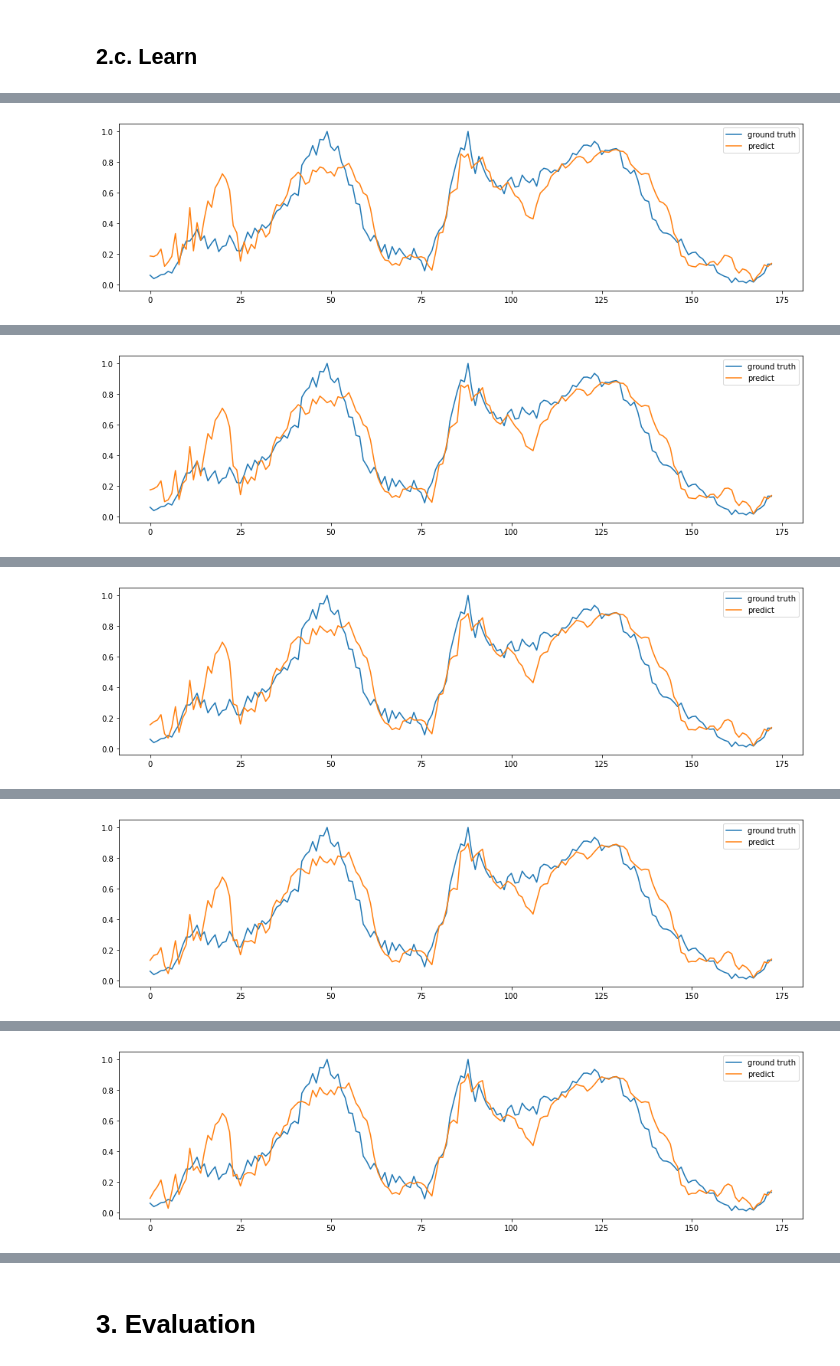
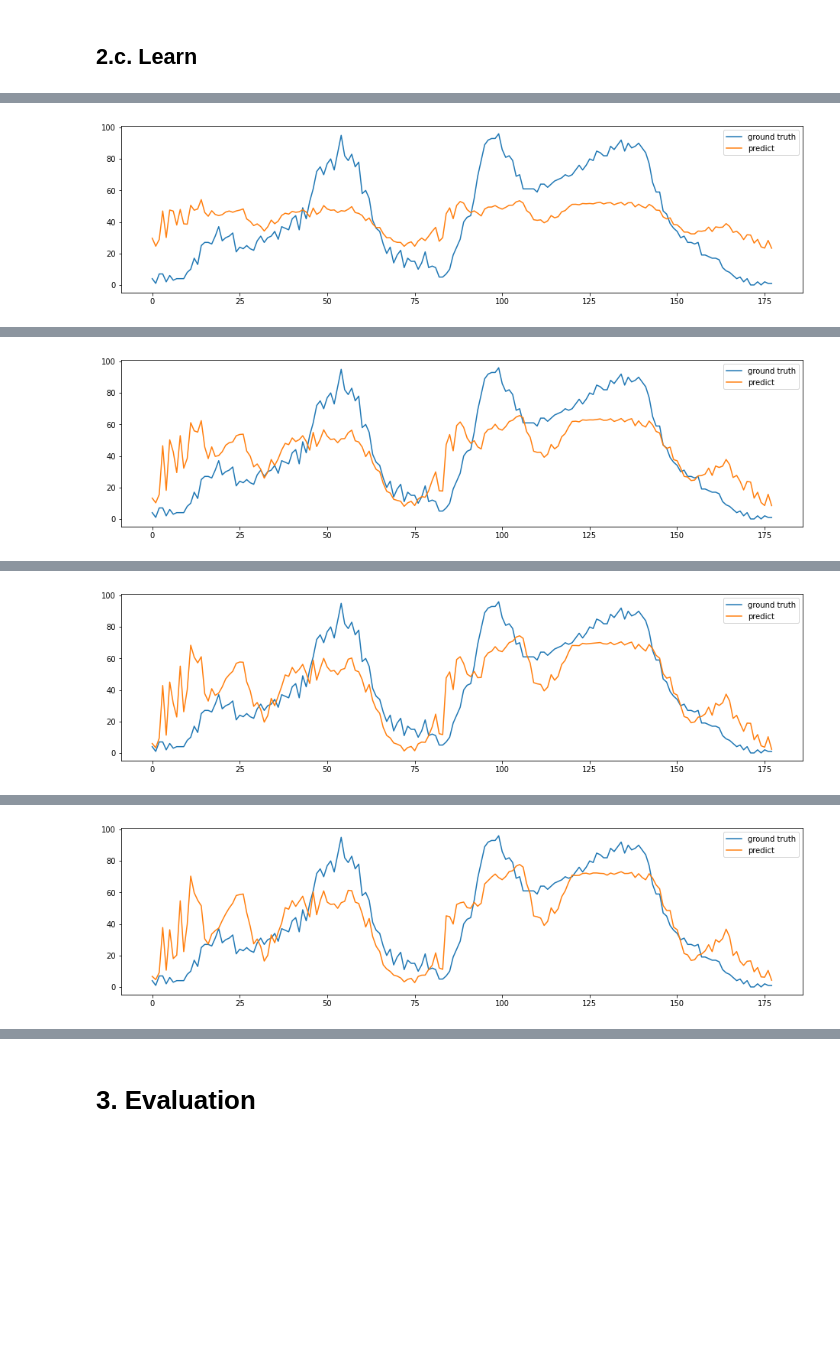
Before and after one commit to khzhang2/BDA_traffic, a Jupyter notebook: BDA_reg.ipynb, the cells around one changed output, grey strips where cells are left out. Cells and saved outputs as stored; diff of their text form; code cells hidden in the pictures; blank space fills up the shorter version.

```diff
--- a/BDA_reg.ipynb
+++ b/BDA_reg.ipynb
@@ -139,7 +139,13 @@ class BDA:
                     Ns = len(Ys[np.where(Ys == C[i])])
                     Nt = len(Y_tar_pseudo[np.where(Y_tar_pseudo == C[i])])
 
-                    alpha = 1
+                    if self.mode == 'WBDA':
+                        Ps = Ns / len(Ys)
+                        Pt = Nt / len(Y_tar_pseudo)
+                        alpha = Pt / Ps
+#                         mu = 1
+                    else:
+                        alpha = 1
 
                     tt = Ys == C[i]
                     e[np.where(tt == True)] = 1 / Ns
@@ -205,7 +211,7 @@ for i in range(Xs.shape[1]):
 # %% [markdown]
 ## 1.d. Hyperparameters
 # %%
-label_seq_len = 8
+label_seq_len = 3
 # batch_size = full batch
 seq_len = 12
 reduced_dim = 4
@@ -245,8 +251,8 @@ Xs = Xs[:96, :]
 # [sample size, seq_len, inp_dim (dets)], [sample size, label_seq_len, inp_dim (dets)]
 Xs_3d, Ys_3d = bda_utils.sliding_window(Xs, Xs, seq_len, label_seq_len)
 Xt_3d, Yt_3d = bda_utils.sliding_window(Xt, Xt, seq_len, label_seq_len)
-# Ys_3d = Ys_3d[:, label_seq_len-1:, :]
-# Yt_3d = Yt_3d[:, label_seq_len-1:, :]
+Ys_3d = Ys_3d[:, label_seq_len-1:, :]
+Yt_3d = Yt_3d[:, label_seq_len-1:, :]
 print(Xs_3d.shape)
 print(Ys_3d.shape)
 print(Xt_3d.shape)
@@ -269,11 +275,9 @@ Yt_train_3d = []
 
 for i in range(Xs_3d.shape[2]):
     print('Starting det %i'%i)
-    bda = BDA(kernel_type=kernel_type, dim=seq_len-reduced_dim, lamb=lamb, mu=MU, gamma=1, T=5, mode='WBDA')  # T is iteration time
-
+    bda = BDA(kernel_type='linear', dim=seq_len-reduced_dim, lamb=lamb, mu=MU, gamma=1, T=5)  # T is iteration time
     Xs_new, Xt_new, A = bda.fit(
-        Xs_3d[:, :, i], bda_utils.get_class(Ys_3d[:, bda_dim:bda_dim+1, i]), \
-        Xt_3d[:, :, i], bda_utils.get_class(Yt_3d[:, bda_dim:bda_dim+1, i])
+        Xs_3d[:, :, i], bda_utils.get_class(Ys_3d[:, :, i]), Xt_3d[:, :, i], bda_utils.get_class(Yt_3d[:, :, i])
     )  # input shape: ns, n_feature | ns, n_label_feature
 
     # normalize
@@ -396,7 +400,7 @@ optimizer = torch.optim.Adam(net.parameters())
 # train
 net.train()
 
-epochs = 301
+epochs = 1001
 
 for e in range(epochs):
     for i in range(len(train_loader)):
@@ -407,15 +411,14 @@ for e in range(epochs):
             data, label = train_iter.next()
 #         ipdb.set_trace()
         out = net(data)
-        loss = criterion(out, label)\
-                + 2*criterion(out[78:], label[78:] )  # label.shape=[batch, 1, num_dets]
+        loss = criterion(out*100, bda_utils.get_class(label[:, 0, 0]).reshape(-1, 1) )  # label.shape=[batch, 1, num_dets]
 
         optimizer.zero_grad()
         loss.backward()
         optimizer.step()
 
         val_out = net(Xt_valid_3d)
-        val_loss = criterion(val_out, Yt_valid_3d)
+        val_loss = criterion(val_out*100, bda_utils.get_class(Yt_valid_3d[:, 0, 0]).reshape(-1, 1) )
 
         val_loss_set.append(val_loss.cpu().detach().numpy())
         train_loss_set.append(loss.cpu().detach().numpy())
@@ -424,8 +427,8 @@ for e in range(epochs):
 #         ipdb.set_trace()
         fig = plt.figure(figsize=[16,4])
         ax1 = fig.add_subplot(111)
-        ax1.plot(label[:, label_seq_len-1, det].cpu().detach().numpy(), label='ground truth')
-        ax1.plot(out[:, label_seq_len-1, det].cpu().detach().numpy(), label='predict')
+        ax1.plot(bda_utils.get_class(label)[:, 0, det].cpu().detach().numpy(), label='ground truth')
+        ax1.plot(100*out.cpu().detach().numpy(), label='predict')
         ax1.legend()
         plt.show()
         print('Epoch No. %i success, loss: %.5f, val loss: %.5f'\
@@ -445,12 +448,12 @@ for e in range(epochs):
         try:
             nrmse_best = bda_utils.nrmse_loss_func(
                 best_net(Xt_valid_3d).cpu().detach().numpy().flatten(), \
-                Yt_valid_3d.cpu().flatten().detach().numpy(), 0
+                Yt_valid_3d[:, 0, det].cpu().flatten().detach().numpy(), 0
             )
 
             nrmse = bda_utils.nrmse_loss_func(
                 val_out.cpu().detach().numpy().flatten(), \
-                Yt_valid_3d.cpu().flatten().detach().numpy(), 0
+                Yt_valid_3d[:, 0, det].cpu().flatten().detach().numpy(), 0
             )
         except:
             print('No feasible prediction, new model parameters saved')
@@ -470,2 +473,2 @@ Epoch No. 50 success, loss: 0.02678, val loss: 0.01174
 Updated model parameters
-[figure, old version]
+[figure, new version]
@@ -473,2 +476,2 @@ Epoch No. 100 success, loss: 0.02455, val loss: 0.01158
 Updated model parameters
-[figure, old version]
+[figure, new version]
@@ -476 +480 @@ Epoch No. 150 success, loss: 0.02267, val loss: 0.01163
-[figure, old version]
+[figure, new version]
@@ -478 +483 @@ Epoch No. 200 success, loss: 0.02108, val loss: 0.01165
-[figure, old version]
+[figure, new version]
@@ -480 +485,0 @@ Epoch No. 250 success, loss: 0.01988, val loss: 0.01169
-[figure, removed]
```
Also changed, not shown: parts of 10 cells of this notebook, 2 other files.
